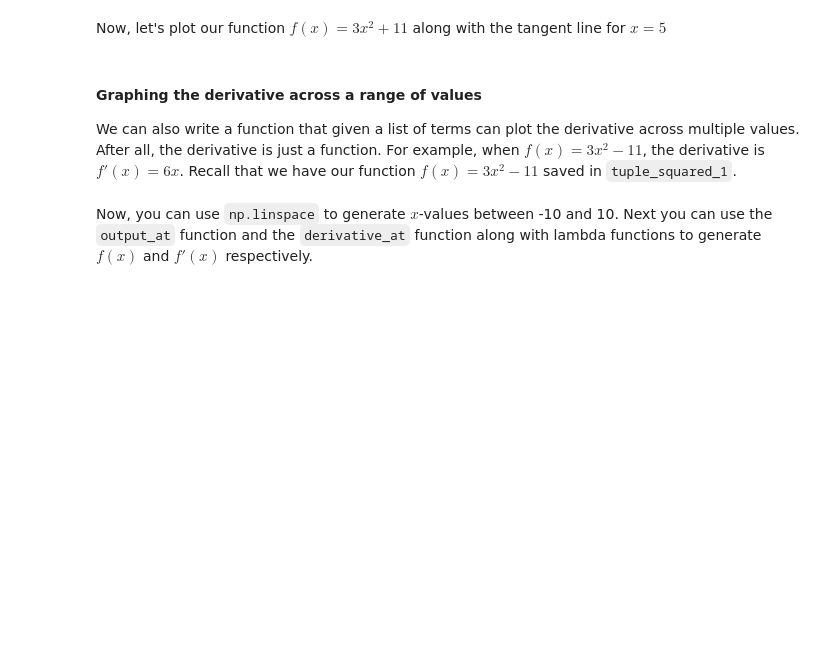
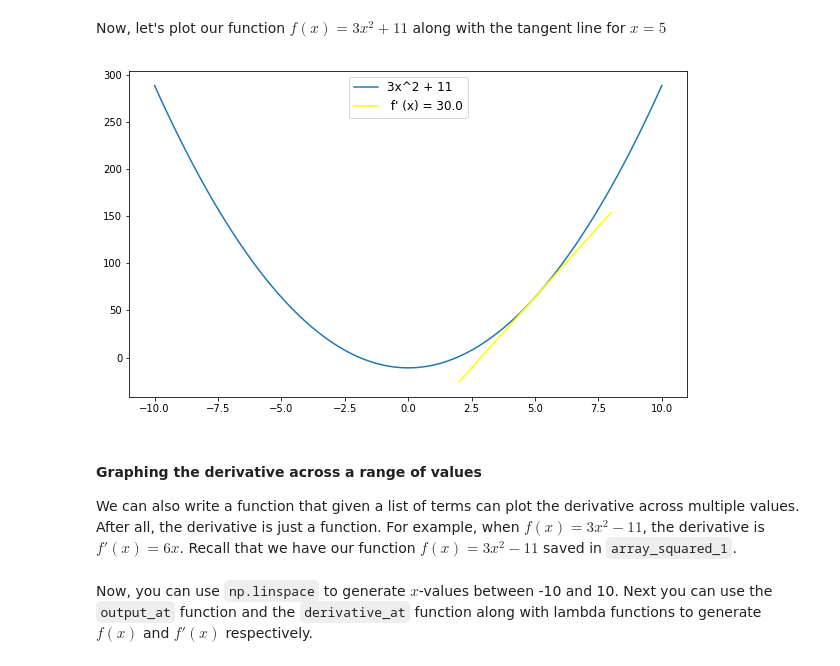
Before and after one commit to learn-co-curriculum/dsc-rules-for-derivatives-lab, a Jupyter notebook: index.ipynb, the cells around one changed output. Drawn from its saved outputs; the diff is of its cells as text; code cells hidden in the pictures; blank space fills up the shorter version.

```diff
--- a/index.ipynb
+++ b/index.ipynb
@@ -76,0 +62,6 @@ TypeError: 'NoneType' object is not iterable
+# %%
+def find_derivative(function_terms):
+    der_array = np.zeros(np.shape(function_terms))
+    for i in range(int(np.shape(function_terms)[0])):
+        der_array[i] = find_term_derivative(function_terms[i])
+    return der_array
@@ -79,5 +79,6 @@ One gotcha to note is when one of our terms is a constant, when taking the deriv
 # %%
-tuple_squared_1 = [(3, 2), (-11, 0)]
-# use find_derivative on tuple_squared_1
-find_derivative(tuple_squared_1) # [(6, 1)]
-# [(6, 1)]
+array_squared_1 = [(3, 2), (-11, 0)]
+# use find_derivative on array_squared_1
+find_derivative(array_squared_1)
+# array([[6., 1.],
+#       [0., 0.]])
@@ -110,8 +120,10 @@ First, let's take our `derivative_at` function, and use that in the `tangent_lin
 def term_output(term, input_value):
     return term[0]*input_value**term[1]
 
-def output_at(list_of_terms, x_value):
-    outputs = list(map(lambda term: term_output(term, x_value), list_of_terms))
+def output_at(array_of_terms, x_value):
+    outputs = []
+    for i in range(int(np.shape(array_of_terms)[0])):
+        outputs.append(array_of_terms[i][0]*x_value**array_of_terms[i][1])
     return sum(outputs)
 # %%
 import numpy as np
@@ -128,3 +140,3 @@ Now, let's apply our function `tangent_line` to `tuple_squared_1`. Let's assume
 # %%
-tan_line = tangent_line(tuple_squared_1, 5, 6)
+tan_line = tangent_line(array_squared_1, 5, 6)
 tan_line
@@ -133,19 +163,21 @@ Now, let's plot our function $f(x) = 3x^2 + 11$ along with the tangent line for
 # %%
 import matplotlib.pyplot as plt
 %matplotlib inline
 import numpy as np
 
 fig, ax = plt.subplots(figsize=(10,6))
 
 x_values = np.linspace(-10, 10, 100)
-y_values = list(map(lambda x: output_at(tuple_squared_1, x), x_values))
+y_values = list(map(lambda x: output_at(array_squared_1, x), x_values))
 
 plt.plot(x_values, y_values, label = "3x^2 + 11")
 plt.plot(tan_line['x_dev'], tan_line['tan'], color = "yellow", label = tan_line['lab'])
 
 ax.legend(loc='upper center', fontsize='large');
+# %% [output]
+[figure, added]
 # %% [markdown]
 #### Graphing the derivative across a range of values
 
-We can also write a function that given a list of terms can plot the derivative across multiple values. After all, the derivative is just a function. For example, when $f(x) = 3x^2 - 11$, the derivative is $f'(x) = 6x$. Recall that we have our function $f(x) = 3x^2 - 11$ saved in `tuple_squared_1`.
+We can also write a function that given a list of terms can plot the derivative across multiple values. After all, the derivative is just a function. For example, when $f(x) = 3x^2 - 11$, the derivative is $f'(x) = 6x$. Recall that we have our function $f(x) = 3x^2 - 11$ saved in `array_squared_1`.
 # %%
```
Also changed, not shown: parts of 28 cells of this notebook, 3 other files.
